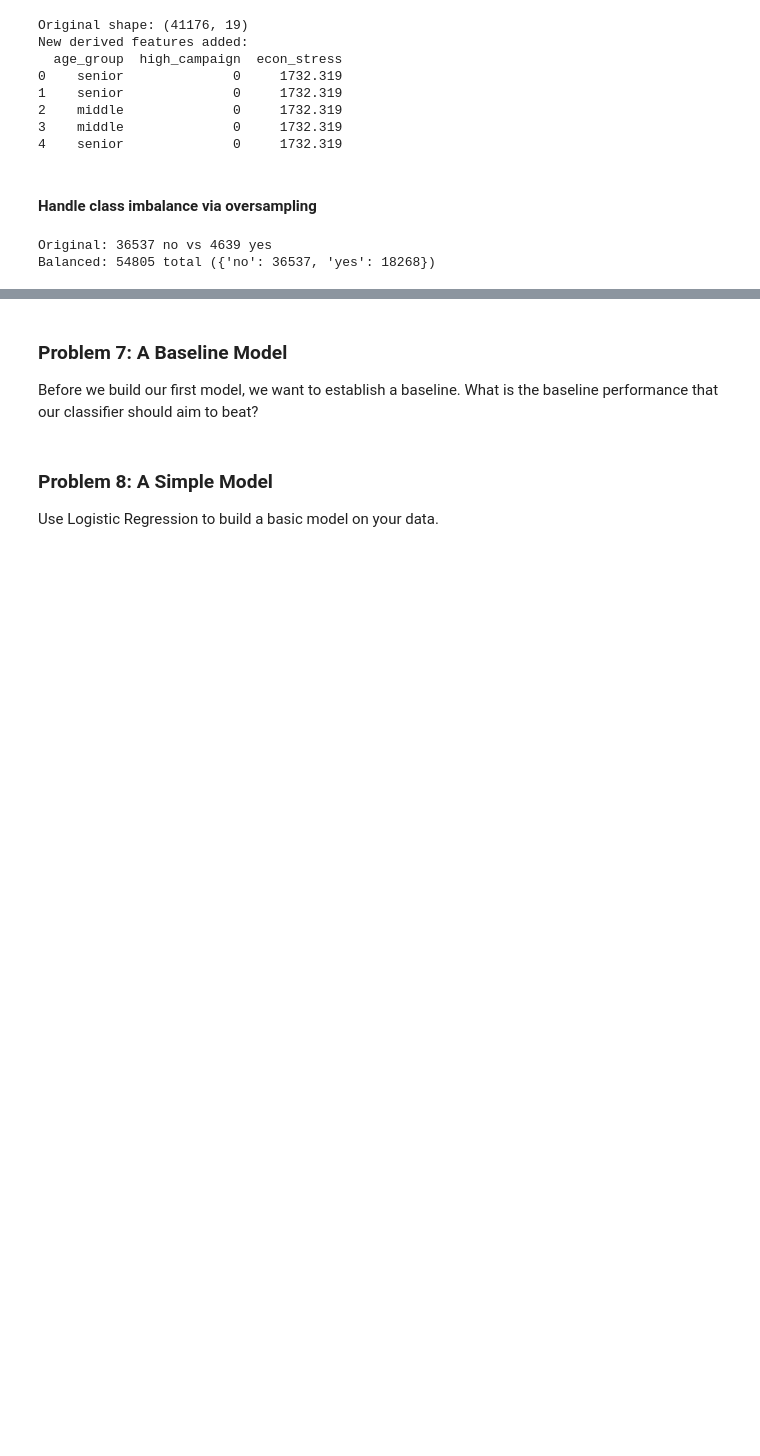
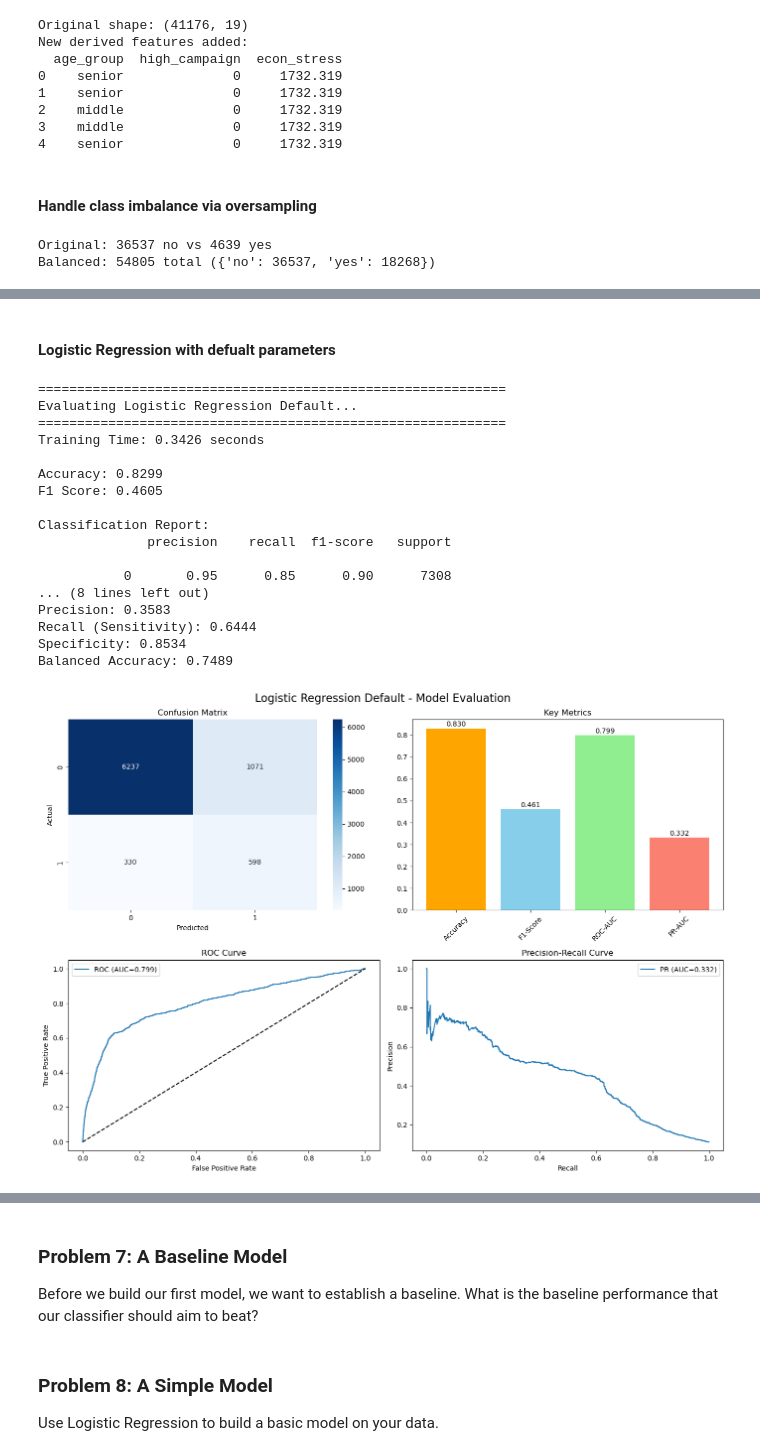
Before and after one commit to VinnyBabuManjaly/FinancialCampaignOptimizer, a Jupyter notebook: prompt_III.ipynb, the cells around one changed output, grey strips where cells are left out. Saved outputs shown, nothing was run; the diff lists cells and outputs as text; code cells hidden in the pictures; blank space fills up the shorter version.

```diff
--- a/prompt_III.ipynb
+++ b/prompt_III.ipynb
@@ -606,0 +1043,25 @@ With your data prepared, split it into a train and test set.
+# %% [markdown]
+#### Logistic Regression with defualt parameters
+# %%
+# 2. LOGISTIC REGRESSION
+lr_model = LogisticRegression(class_weight='balanced', random_state=42, max_iter=1000)
+lr_results = evaluate_model(lr_model, X_train_prep, y_train, X_test_prep, y_test, "Logistic Regression Default")
+# %% [output]
+============================================================
+Evaluating Logistic Regression Default...
+============================================================
+Training Time: 0.3426 seconds
+
+Accuracy: 0.8299
+F1 Score: 0.4605
+
+Classification Report:
+              precision    recall  f1-score   support
+
+           0       0.95      0.85      0.90      7308
+... (8 lines left out)
+Precision: 0.3583
+Recall (Sensitivity): 0.6444
+Specificity: 0.8534
+Balanced Accuracy: 0.7489
+[figure, added]
```
Also changed, not shown: parts of 93 cells of this notebook, 1 other file.
